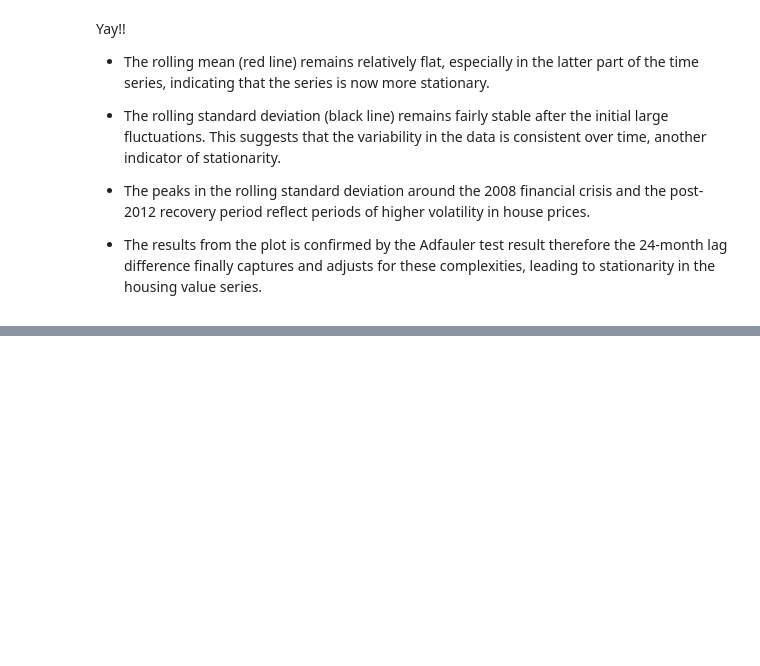
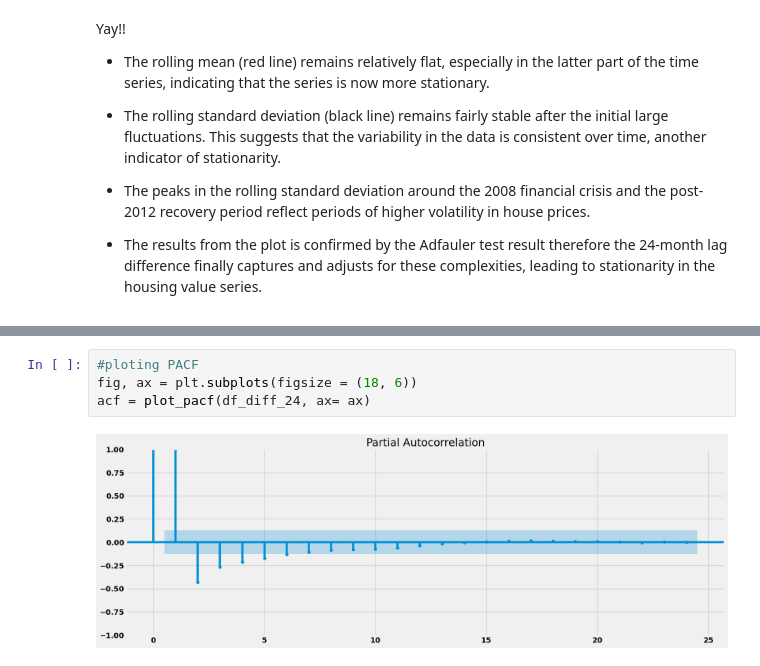
Before and after one commit to KennedyOwinoJnr/Time-Series-Analysis-Housing-Value, a Jupyter notebook: notebook.ipynb, the cells around one changed output, grey strips where cells are left out. Cells and saved outputs as stored; diff of their text form; blank space fills up the shorter version.

Commit message:
add acf pacf

```diff
--- a/notebook.ipynb
+++ b/notebook.ipynb
@@ -546,0 +561,6 @@ Yay!!
+# %%
+#ploting PACF
+fig, ax = plt.subplots(figsize = (18, 6))
+acf = plot_pacf(df_diff_24, ax= ax)
+# %% [output]
+[figure, added]
```
Also changed, not shown: parts of 5 cells of this notebook.
